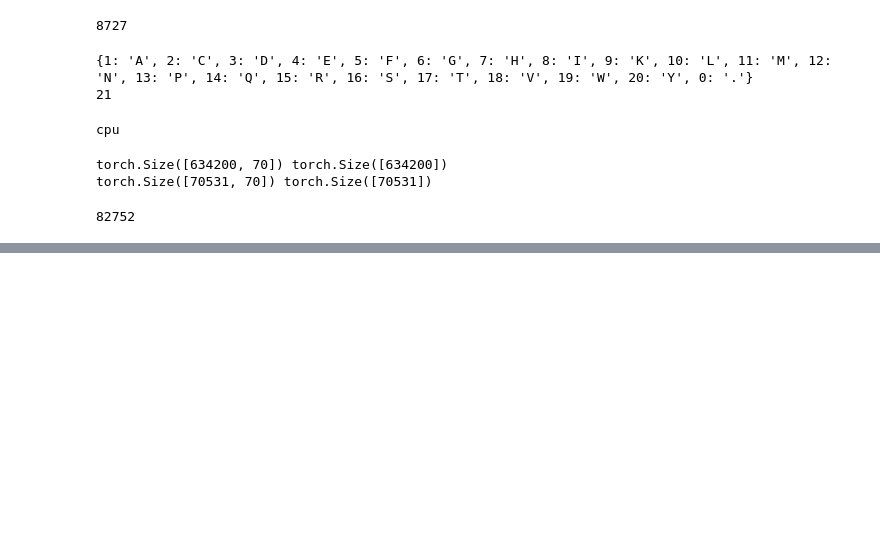
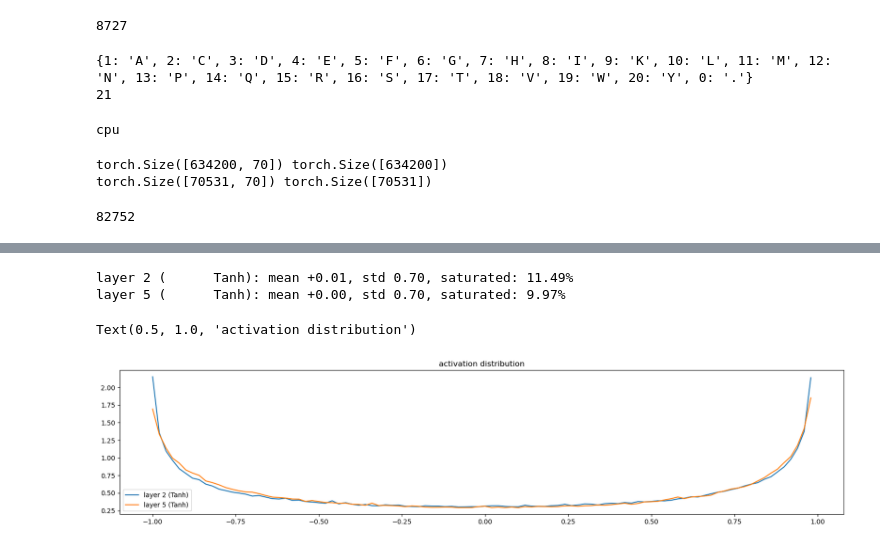
Before and after one commit to FrancescoCalvanese/ProtMakeMore, a Jupyter notebook: notebook.ipynb, the cells around one changed output, grey strips where cells are left out. Cells and saved outputs as stored; diff of their text form; code cells hidden in the pictures; blank space fills up the shorter version.

```diff
--- a/notebook.ipynb
+++ b/notebook.ipynb
@@ -211,7 +211,7 @@ train 0.9627484679222107
 # --- Loading ---
 with torch.no_grad():
 
-    loaded = np.load('nn_parameters_256.npz')
+    loaded = np.load('nn_parameters_256_1.npz')
     C.copy_(torch.tensor(loaded['C'], device=C.device))
     for i, layer in enumerate(layers):
         for name, param in layer.named_parameters():
@@ -224,0 +225,32 @@ val 1.8484883308410645
+# %%
+# visualize histograms
+
+emb = C[Xdev] # embed the characters into vectors
+x = emb.view(emb.shape[0], -1)
+
+
+activations = []
+
+for i, layer in enumerate(layers):
+    x = layer(x)
+    if isinstance(layer, nn.Tanh):  # or nn.ReLU, nn.LeakyReLU, etc.
+        activations.append((i, layer.__class__.__name__, x.detach().cpu().view(-1)))
+
+# Plotting
+plt.figure(figsize=(20, 4))
+legends = []
+
+for i, name, t in activations:
+    print('layer %d (%10s): mean %+.2f, std %.2f, saturated: %.2f%%' %
+          (i, name, t.mean(), t.std(), (t.abs() > 0.97).float().mean()*100))
+    hy, hx = torch.histogram(t, bins=100, density=True)
+    plt.plot(hx[:-1], hy)
+    legends.append(f'layer {i} ({name})')
+
+plt.legend(legends)
+plt.title('activation distribution')
+# %% [output]
+layer 2 (      Tanh): mean +0.01, std 0.70, saturated: 11.49%
+layer 5 (      Tanh): mean +0.00, std 0.70, saturated: 9.97%
+Text(0.5, 1.0, 'activation distribution')
+[figure, added]
```
Also changed, not shown: parts of 7 cells of this notebook, 3 other files.
